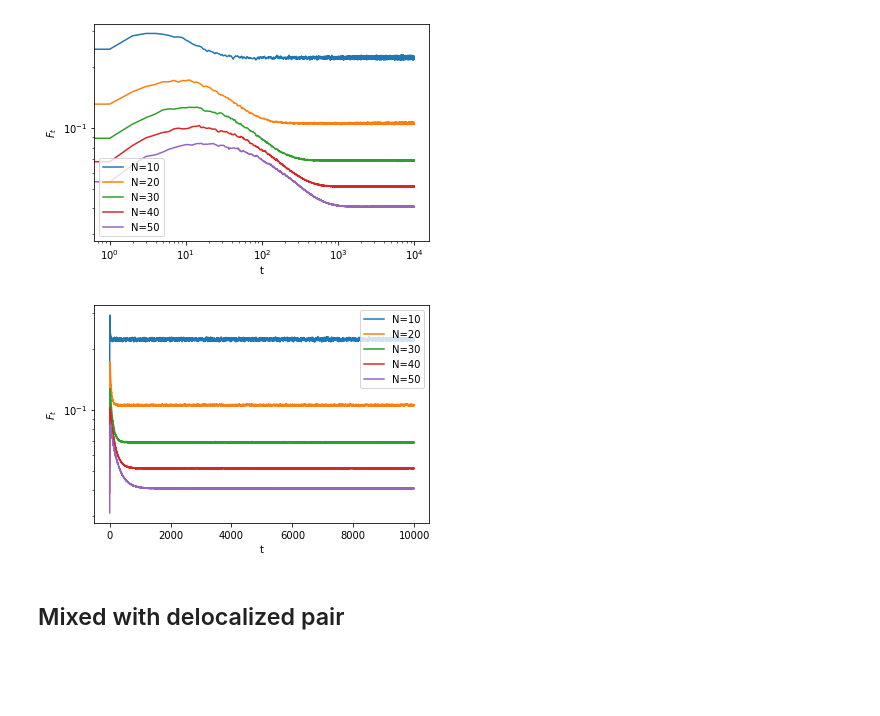
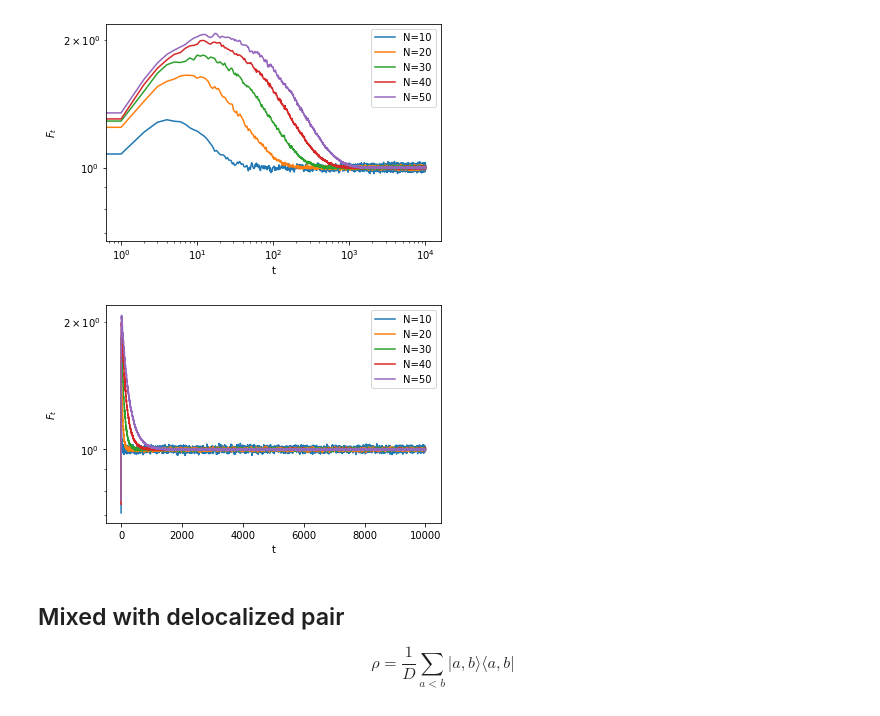
Before and after one commit to Renmusxd/RandomUnitaryLayers, a Jupyter notebook: jupyter/DoubleDefect.ipynb, the cells around one changed output. Saved outputs shown, nothing was run; the diff lists cells and outputs as text; code cells hidden in the pictures; blank space fills up the shorter version.

```diff
--- a/jupyter/DoubleDefect.ipynb
+++ b/jupyter/DoubleDefect.ipynb
@@ -23,6 +26,6 @@ Wall time: 42.3 s
 # %%
 for n, purity in zip(ns, pure_purities):
-    pyplot.plot(n*purity, label=f"N={n}")
+    pyplot.plot(purity, label=f"N={n}")
 
 pyplot.xlabel('t')
 pyplot.ylabel('$F_t$')
@@ -32,8 +35,7 @@ pyplot.legend()
 pyplot.show()
 
 for n, purity in zip(ns, pure_purities):
-    pyplot.plot(n*purity, label=f"N={n}")
-
+    pyplot.plot(purity, label=f"N={n}")
 
 pyplot.xlabel('t')
 pyplot.ylabel('$F_t$')
@@ -56,6 +60,7 @@ all_purities = []
 for n in ns:
     s = py_entropy.MultiDefectState([[0,n-1]], numpy.array([1.0], dtype=numpy.complex128), n, 2, num_experiments=ne)
     purities = s.apply_alternative_layers_and_save_mean_purity(k)
-    all_purities.append(purities)
+    D = len(s.get_enumerated_states())
+    all_purities.append(D*purities)
 pure_purities = numpy.array(all_purities)
 # %% [output]
@@ -64,6 +69,6 @@ Wall time: 42.2 s
 # %%
 for n, purity in zip(ns, pure_purities):
-    pyplot.plot(n*purity, label=f"N={n}")
+    pyplot.plot(purity, label=f"N={n}")
 
 pyplot.xlabel('t')
 pyplot.ylabel('$F_t$')
@@ -73,7 +78,7 @@ pyplot.legend()
 pyplot.show()
 
 for n, purity in zip(ns, pure_purities):
-    pyplot.plot(n*purity, label=f"N={n}")
+    pyplot.plot(purity, label=f"N={n}")
 
 
 pyplot.xlabel('t')
@@ -99,9 +106,10 @@ for n in ns:
     for i in range(n):
         for j in range(i+1,n):
             input_states.append([i,j])
-    amplitudes = numpy.ones((len(input_states)), dtype=numpy.complex128) / numpy.sqrt(len(input_states))
+    D = len(input_states)
+    amplitudes = numpy.ones((len(input_states)), dtype=numpy.complex128) / numpy.sqrt(D)
     s = py_entropy.MultiDefectState(input_states, amplitudes, n, 2, num_experiments=ne, skip_float_checks=True)
     purities = s.apply_alternative_layers_and_save_mean_purity(k)
-    all_purities.append(purities)
+    all_purities.append(D*purities)
 pure_purities = numpy.array(all_purities)
 # %% [output]
@@ -110,27 +118,29 @@ Wall time: 42.1 s
 # %%
 for n, purity in zip(ns, pure_purities):
-    pyplot.plot(n*purity, label=f"N={n}")
+    pyplot.plot(purity, label=f"N={n}")
 
 pyplot.xlabel('t')
 pyplot.ylabel('$F_t$')
 pyplot.xscale('log')
 pyplot.yscale('log')
 pyplot.legend()
 pyplot.show()
 
 for n, purity in zip(ns, pure_purities):
-    pyplot.plot(n*purity, label=f"N={n}")
+    pyplot.plot(purity, label=f"N={n}")
 
 pyplot.xlabel('t')
 pyplot.ylabel('$F_t$')
 pyplot.yscale('log')
 pyplot.legend()
 pyplot.show()
 # %% [output]
-[figure, old version]
+[figure, new version]
-[figure, old version]
+[figure, new version]
 # %% [markdown]
 ## Mixed with delocalized pair
+
+$$ \rho =  \frac{1}{D} \sum_{a<b} \vert a,b \rangle \langle a,b \vert $$
 # %%
 %%time
 
```
Also changed, not shown: parts of 10 cells of this notebook, 3 other files.
